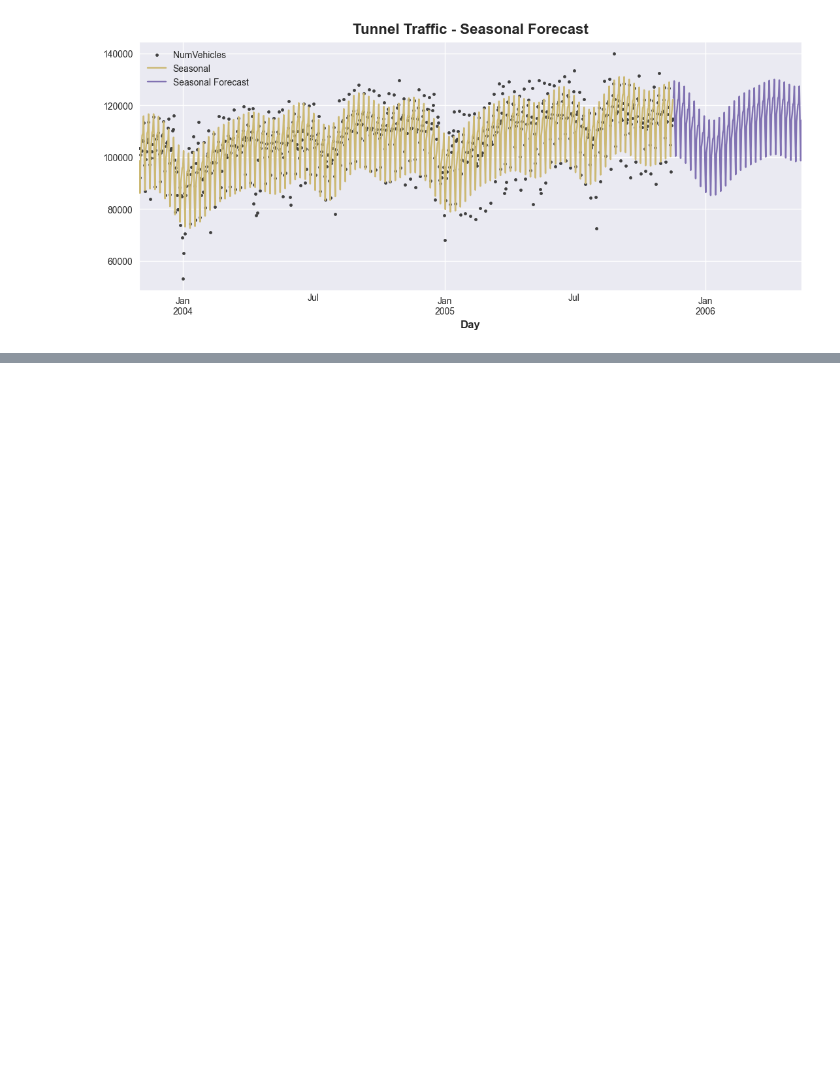
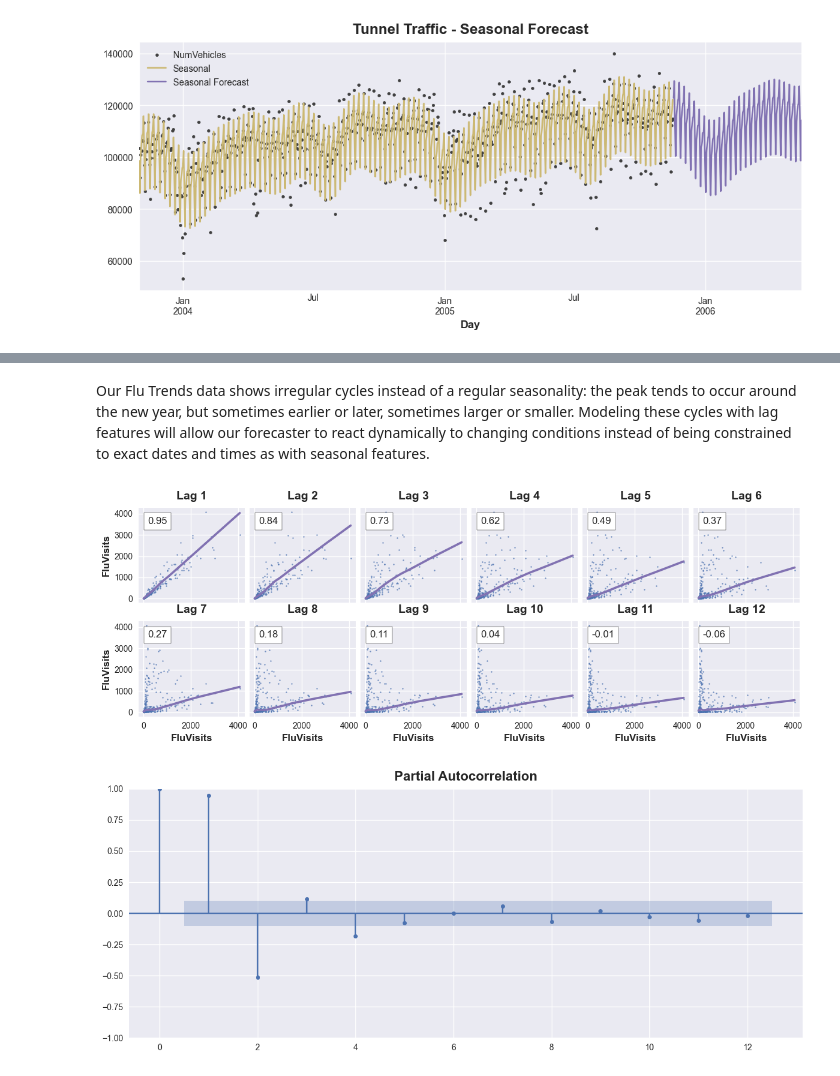
Before and after one commit to OveysSafarnejad/timeseries, a Jupyter notebook: src/intro.ipynb, the cells around one changed output, grey strips where cells are left out. Saved outputs shown, nothing was run; the diff lists cells and outputs as text; code cells hidden in the pictures; blank space fills up the shorter version.

Commit message:
Cycles as features added.

```diff
--- a/src/intro.ipynb
+++ b/src/intro.ipynb
@@ -455,0 +487,2 @@ _ = ax.legend()
+# %%
+y = reserve.loc[:, 'Unemployment Rate'].dropna().to_period('M')
@@ -455,0 +625,9 @@ _ = ax.legend()
+# %% [markdown]
+Our Flu Trends data shows irregular cycles instead of a regular seasonality: the peak tends to occur around the new year, but sometimes earlier or later, sometimes larger or smaller. Modeling these cycles with lag features will allow our forecaster to react dynamically to changing conditions instead of being constrained to exact dates and times as with seasonal features.
+# %%
+_ = plot_lags(flu_trends.FluVisits, lags=12, nrows=2)
+from statsmodels.graphics.tsaplots import plot_pacf
+_ = plot_pacf(flu_trends.FluVisits, lags=12)
+# %% [output]
+[figure, added]
+[figure, added]
```
Also changed, not shown: parts of 21 cells of this notebook, 2 other files.
